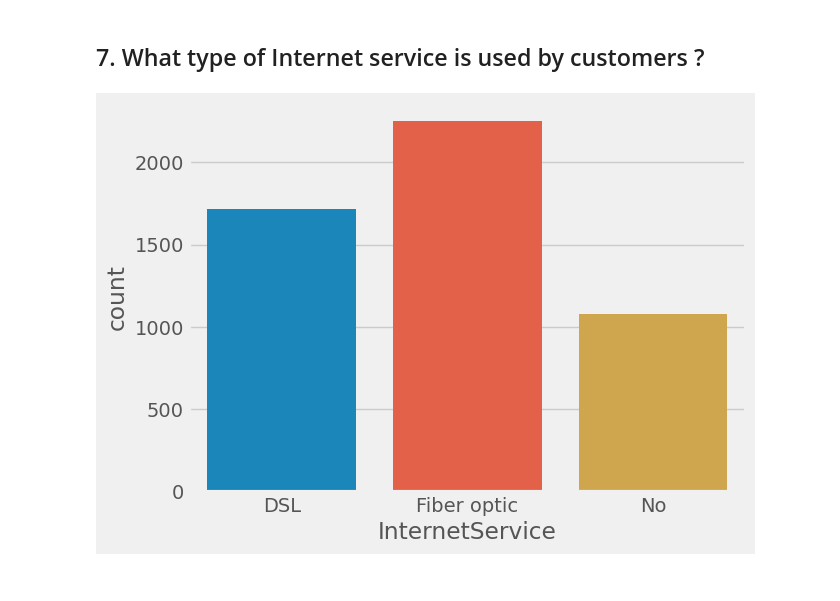
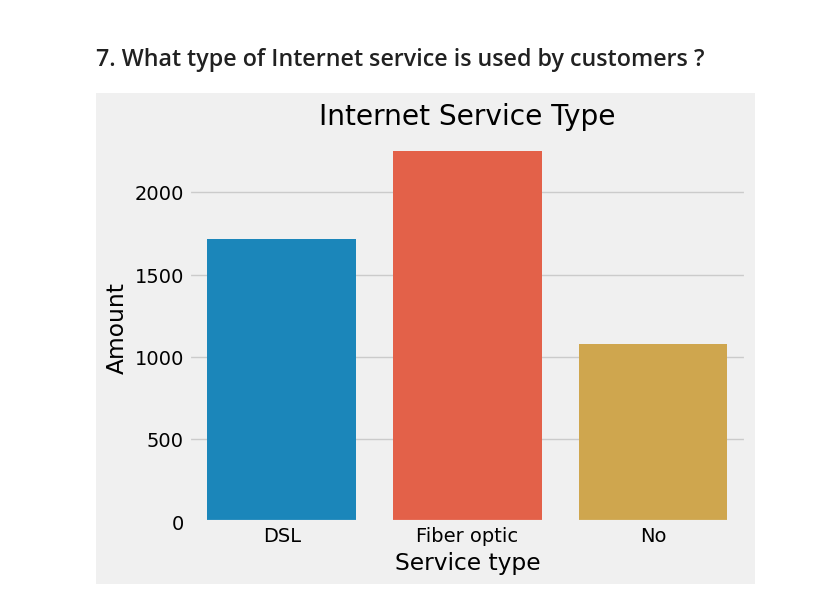
Before and after one commit to Henamen21/Customer_chrn_prediction, a Jupyter notebook: python/visualizing_testing_data.ipynb, the cells around one changed output. Cells and saved outputs as stored; diff of their text form; code cells hidden in the pictures.

```diff
--- a/python/visualizing_testing_data.ipynb
+++ b/python/visualizing_testing_data.ipynb
@@ -180,8 +258,11 @@ Name: InternetService, Length: 5043, dtype: object
 # %%
 sns.countplot(x="InternetService", data=test)
 
 plt.style.use("fivethirtyeight")
 
+plt.title("Internet Service Type")
+plt.xlabel("Service type")
+plt.ylabel("Amount")
 plt.show()
 # %% [output]
-[figure, old version]
+[figure, new version]
```
Also changed, not shown: parts of 23 cells of this notebook.
